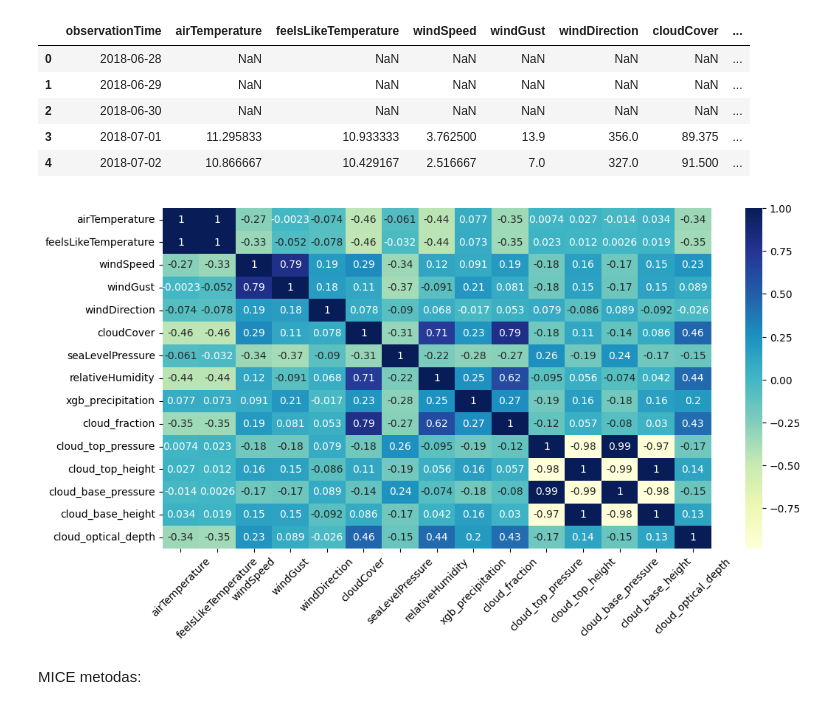
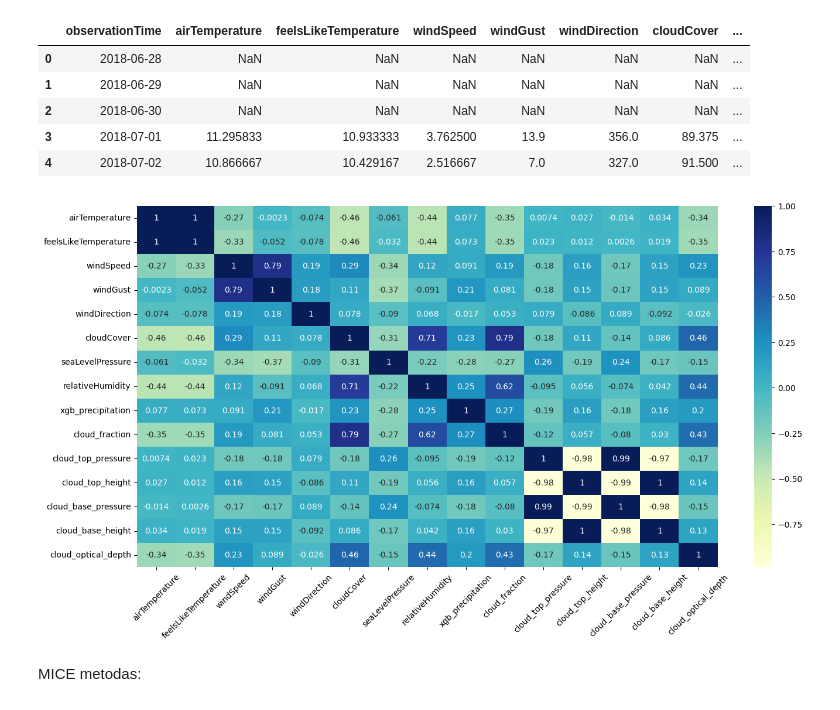
Before and after one commit to rugcer04/Duomenu_mokslo_projektas, a Jupyter notebook: code/python/datasets_prep/New_meteo_dataset_prep.ipynb, the cells around one changed output. Drawn from its saved outputs; the diff is of its cells as text; code cells hidden in the pictures.

```diff
--- a/code/python/datasets_prep/New_meteo_dataset_prep.ipynb
+++ b/code/python/datasets_prep/New_meteo_dataset_prep.ipynb
@@ -371,6 +421,7 @@ xgb = IterativeImputer(estimator=XGBRegressor(n_estimators=100, random_state=123
 xgb_transformed = xgb.fit_transform(numeric_data_scaled)
 imputed_df_xgb = pd.DataFrame(scaler.inverse_transform(xgb_transformed), columns=numeric_data.columns, index=numeric_data.index)
 data_test_copy1['xgb_precipitation'] = imputed_df_xgb['test_precipitation']
+data_test_copy1['xgb_precipitation'] = data_test_copy1['xgb_precipitation'].clip(lower=0)
 # %% [markdown]
 MICE metodas:
 # %%
@@ -378,6 +429,7 @@ imputer = IterativeImputer(random_state=123)
 imputed_data = imputer.fit_transform(numeric_data_scaled)
 meteo_imputed_mice = pd.DataFrame(scaler.inverse_transform(imputed_data), columns=numeric_data.columns, index=numeric_data.index)
 data_test_copy1['mice_precipitation'] = meteo_imputed_mice['test_precipitation']
+data_test_copy1['mice_precipitation'] = data_test_copy1['mice_precipitation'].clip(lower=0)
 # %% [markdown]
 SARIMA modelis:
 # %% [markdown]
@@ -705,6 +775,9 @@ y_train = y_cloudCover[mask]
 
 spl = make_smoothing_spline(x_train, y_train, lam=None)
 clean_cloudCover_series = spl(x_time_number)
+
+clean_cloudCover_series_2d = clean_cloudCover_series.reshape(-1, 1)
+clean_cloudCover_series_scaled = scaler.fit_transform(clean_cloudCover_series_2d)
 # %%
 fig, ax = plt.subplots(1, 2, figsize=(15, 5))
 
@@ -770,14 +843,16 @@ Best model found: ARIMA(3,0,1)(1,0,2)[7] with aic: 18504.32572079577
 ------------------------------
 Geriausi parinkti parametrai: {'order': (3, 0, 1), 'seasonal_order': (1, 0, 2), 'm': 7}
 # %%
-sarima = SARIMAX(agg_meteo_data_copy['test_cloudCover'],
+sarima = SARIMAX(scaler.fit_transform(agg_meteo_data_copy[['test_cloudCover']]),
                 order=(3, 0, 1),
                 seasonal_order=(1, 0, 2, 7),
                 enforce_stationarity=False,
                 enforce_invertibility=False)
 
 sarima_results = sarima.fit(disp=False)
-agg_meteo_data_copy['sarima_cloudCover'] = agg_meteo_data_copy['test_cloudCover'].fillna(sarima_results.fittedvalues)
+# agg_meteo_data_copy['sarima_cloudCover'] = agg_meteo_data_copy['test_cloudCover'].fillna(sarima_results.fittedvalues)
+agg_meteo_data_copy['sarima_cloudCover'] = agg_meteo_data_copy['test_cloudCover'].fillna(pd.Series(scaler.inverse_transform(sarima_results.fittedvalues.reshape(-1, 1)).flatten(), index=agg_meteo_data_copy.index))
+agg_meteo_data_copy['sarima_cloudCover'] = agg_meteo_data_copy['sarima_cloudCover'].clip(lower=0)
 # %%
 agg_meteo_data_copy['sarima_cloudCover'].isnull().sum()
 # %% [output]
@@ -827,16 +902,16 @@ merged_meteo_sentinel_data.head(5)
 | 3 | 2018-07-01 | 11.295833 | 10.933333 | 3.762500 | 13.9 | 356.0 | 89.375 | ... |
 | 4 | 2018-07-02 | 10.866667 | 10.429167 | 2.516667 | 7.0 | 327.0 | 91.500 | ... |
 # %%
-plt.figure(figsize=(12, 6))
+plt.figure(figsize=(16, 8))
 
 cloud_cover_corr = merged_meteo_sentinel_data.drop(columns = ['cloudCover_MA_12', 'cloudCover_MA_12_24', 'sarima_cloudCover', 'test_cloudCover']).corr(numeric_only=True)
 
 sb.heatmap(cloud_cover_corr, cmap="YlGnBu", annot=True)
 plt.xticks(rotation=45)
 plt.title("")
 plt.show()
 # %% [output]
-[figure, old version]
+[figure, new version]
 # %% [markdown]
 MICE metodas:
 # %%
```
Also changed, not shown: parts of 27 cells of this notebook, 1 other file.
